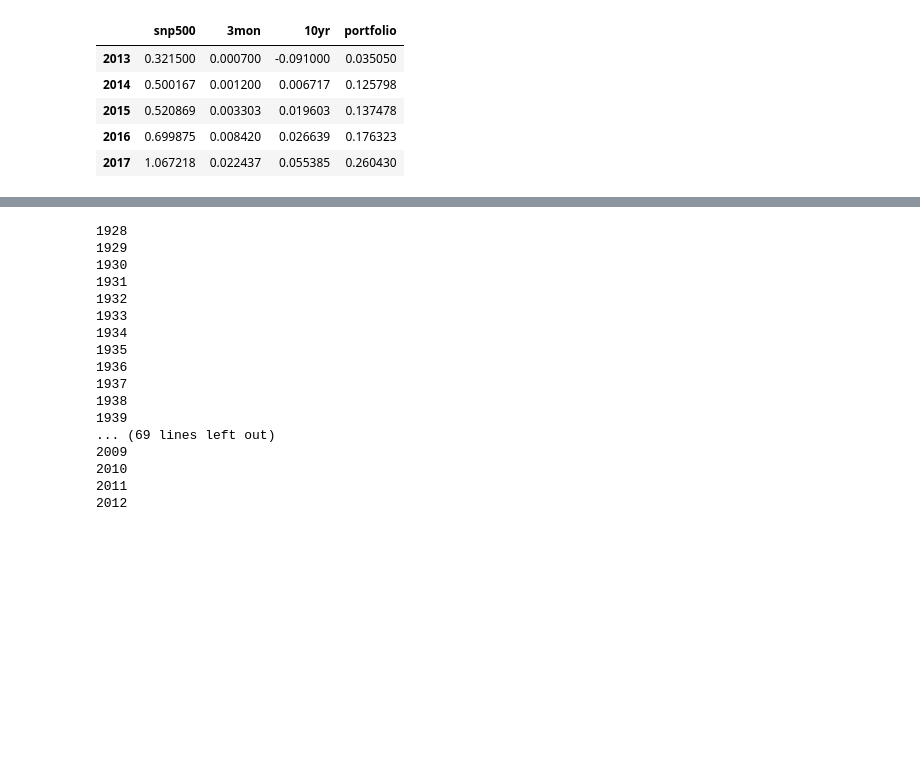
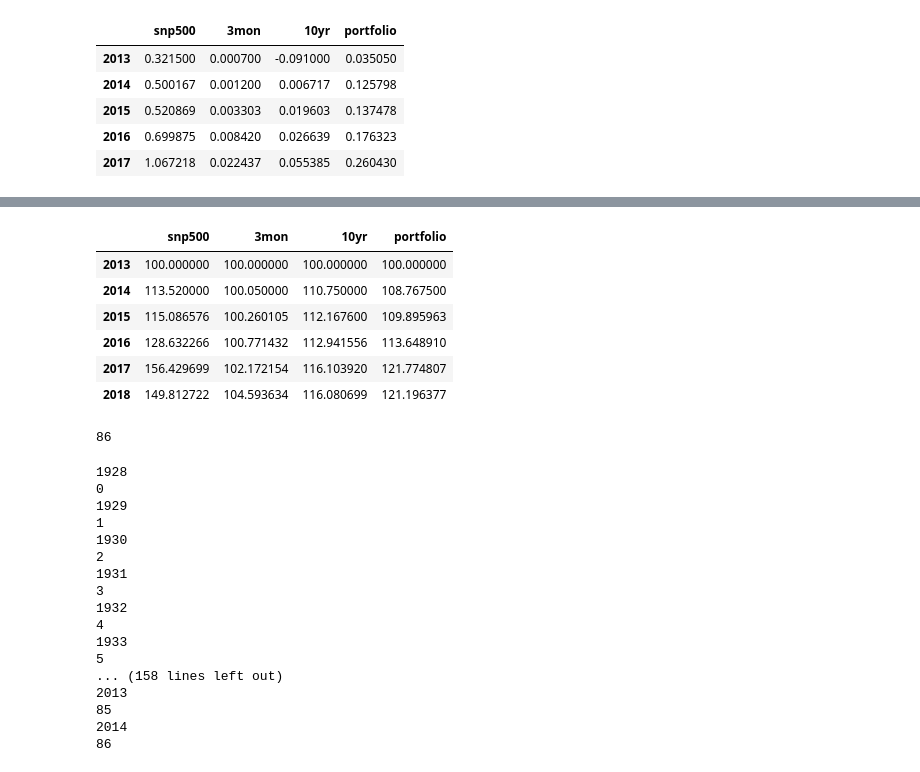
Before and after one commit to matsmaiwald/historical_asset_returns, a Jupyter notebook: Plots.ipynb, the cells around one changed output, grey strips where cells are left out. Saved outputs shown, nothing was run; the diff lists cells and outputs as text; code cells hidden in the pictures; blank space fills up the shorter version.

Commit message:
Fix some range and dimension issues

```diff
--- a/Plots.ipynb
+++ b/Plots.ipynb
@@ -111,0 +112,8 @@ return_mat.shape
+# %%
+first_year = 2014
+end = 2018
+df_returns = df_all_returns.loc[first_year:end, :]
+df_cum_returns = (pd.DataFrame(data=get_cum_net_returns(df_returns.to_numpy()),
+                               index=range(first_year, end + 1))
+                     )
+df_cum_returns
@@ -112,6 +127,25 @@ return_mat.shape
+# %%
+df_cum_returns.columns = df_returns.columns
+df_cum_returns_normalised = make_plot_df(df_cum_returns)
+# %%
+df_cum_returns_normalised
+# %% [output]
+|  | snp500 | 3mon | 10yr | portfolio |
+| 2013 | 100.000000 | 100.000000 | 100.000000 | 100.000000 |
+| 2014 | 113.520000 | 100.050000 | 110.750000 | 108.767500 |
+| 2015 | 115.086576 | 100.260105 | 112.167600 | 109.895963 |
+| 2016 | 128.632266 | 100.771432 | 112.941556 | 113.648910 |
+| 2017 | 156.429699 | 102.172154 | 116.103920 | 121.774807 |
+| 2018 | 149.812722 | 104.593634 | 116.080699 | 121.196377 |
+# %%
+row_idx = first_year - params["year_start"]
+row_idx
+# %% [output]
+86
 # %%
-for first_year in range(params["year_start"], params["year_end"] - params["year_step_size"]):
+for first_year in range(params["year_start"], params["year_end"] + 1 - params["year_step_size"] + 1):
     print(first_year)
+
     end = first_year + params["year_step_size"] - 1
     df_returns = df_all_returns.loc[first_year:end, :]
     df_cum_returns = (pd.DataFrame(data=get_cum_net_returns(df_returns.to_numpy()),
@@ -120,26 +154,27 @@ for first_year in range(params["year_start"], params["year_end"] - params["year_
     df_cum_returns.columns = df_returns.columns
     df_cum_returns_normalised = make_plot_df(df_cum_returns)
 
-    row_idx = first_year - params["year_end"]
-    return_mat[row_idx,:] = df_cum_returns_normalised["portfolio"].to_numpy()
+    row_idx = first_year - params["year_start"]
+    print(row_idx)
+    return_mat[row_idx,:] = df_cum_returns_normalised["portfolio"].to_numpy().round(2)
 # %% [output]
 1928
+0
 1929
+1
 1930
+2
 1931
+3
 1932
+4
 1933
-1934
-1935
-1936
-1937
-1938
-1939
-... (69 lines left out)
-2009
-2010
-2011
-2012
+5
+... (158 lines left out)
+2013
+85
+2014
+86
 # %%
 return_mat.shape
 # %% [output]
```
Also changed, not shown: parts of 15 cells of this notebook.
